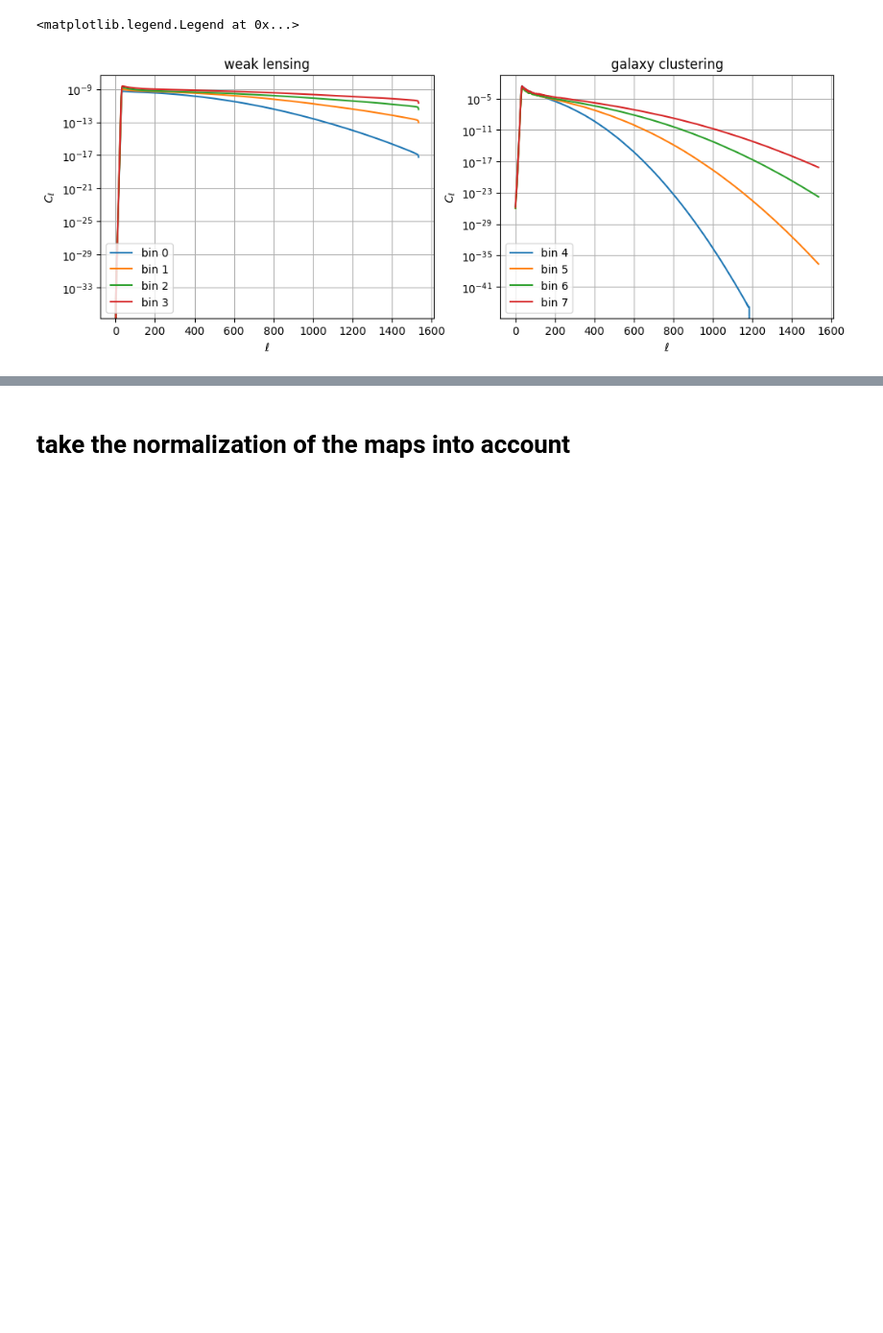
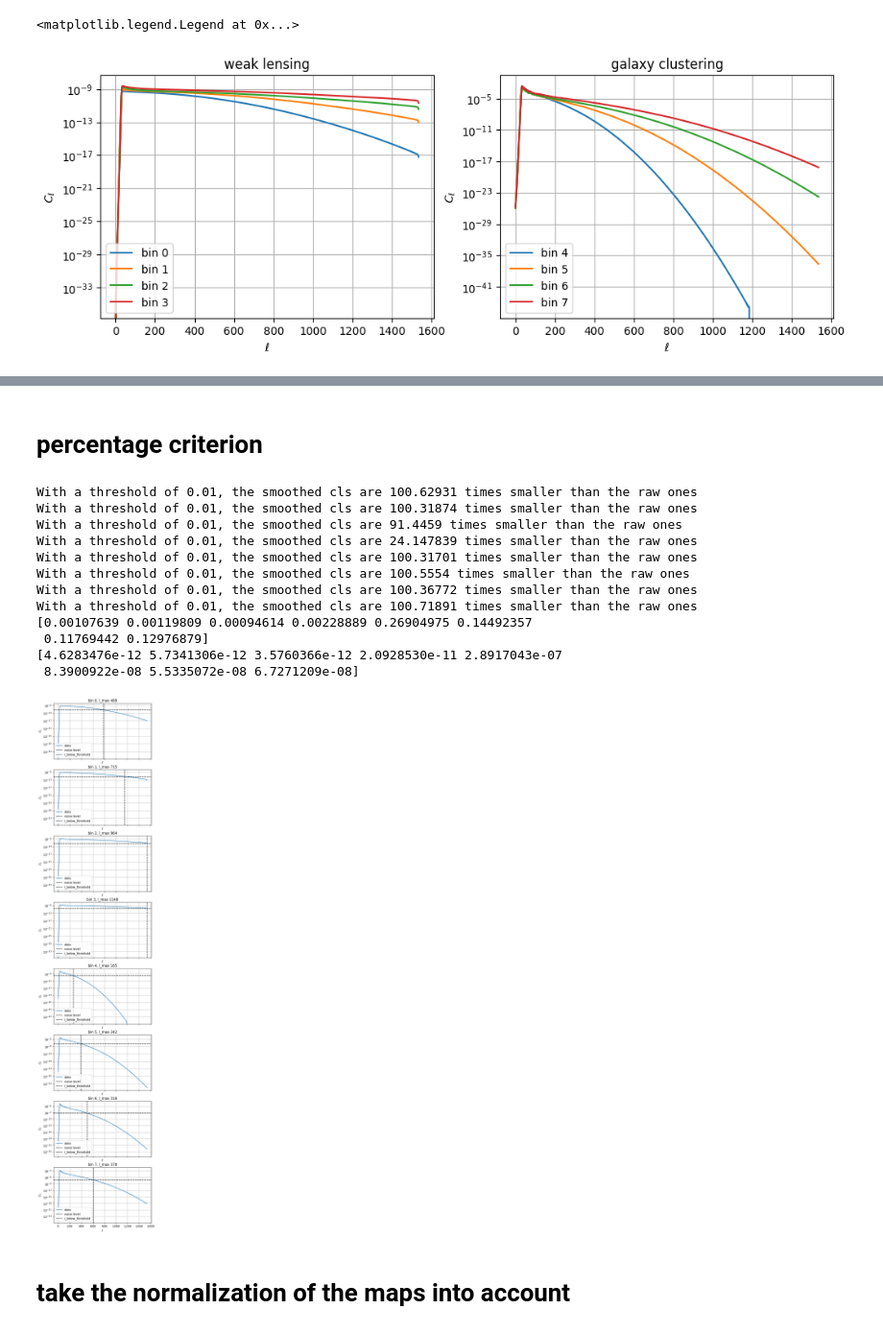
Before and after one commit to des-science/multiprobe-simulation-forward-model, a Jupyter notebook: notebooks/smoothing/white_noise_data.ipynb, the cells around one changed output, grey strips where cells are left out. Shown at 96% size. Saved outputs shown, nothing was run; the diff lists cells and outputs as text; code cells hidden in the pictures; blank space fills up the shorter version.

Commit message:
changed white noise level criterion

```diff
--- a/notebooks/smoothing/white_noise_data.ipynb
+++ b/notebooks/smoothing/white_noise_data.ipynb
@@ -57,21 +57,23 @@ bin_indices, bin_names = cross_statistics.get_cross_bin_indices(
     with_cross_z=False,
     with_cross_probe=False,
 )
-fidu_cls = file_dict["fiducial/cls/raw"][...,bin_indices]
+fidu_cls_raw = file_dict["fiducial/cls/raw"][...,bin_indices]
 
 l_mins = [0] * n_z
 theta_fwhms = [22.1, 15.1, 11.2, 9.4] + [65.1, 44.5, 34.1, 28.5]
 l_maxs = list(scales.angle_to_ell(np.array(theta_fwhms), arcmin=True).astype(int))
 
+fidu_cls = np.zeros_like(fidu_cls_raw)
 for i in range(n_z):
     fidu_cls[...,i] = scales.cls_to_smoothed_cls(
-        fidu_cls[...,i],
+        fidu_cls_raw[...,i],
         l_min=l_mins[i],
         theta_fwhm=None,
         l_max=l_maxs[i],
         arcmin=True
     )
 
+mean_fidu_cls_raw = np.mean(fidu_cls_raw, axis=0)
 mean_fidu_cls = np.mean(fidu_cls, axis=0)
 print(mean_fidu_cls.shape)
 # %% [output]
@@ -133,5 +152,64 @@ print(noise_levels)
 [7.8424080e-11 9.4108520e-11 9.2793738e-11 1.4785403e-10 1.0522538e-05
  2.6801615e-06 1.6739117e-06 2.1807919e-06]
 [figure]
+# %% [markdown]
+# percentage criterion
+# %%
+# the noise level is determined to be equal to the value for which the Cl are suppressed this much
+# threshold = 0.1
+threshold = 0.01
+l = np.arange(l_max_global)
+
+fig, ax = plt.subplots(figsize=(6, 4*n_z), nrows=n_z, sharex=True, sharey=False)
+
+sigmas_percent = []
+noises_percent = []
+for i in range(n_z):
+    l_max = l_maxs[i]
+
+    # this only works for monotonously decaying functions (which the smoothed Cls are)
+    low_pass_fac_cls = scales.gaussian_low_pass_factor_alm(l, l_max)**2
+    try:
+        i_below_threshold = l[low_pass_fac_cls < threshold][0]
+    except IndexError:
+        i_below_threshold = l_max_global
+
+    print(
+        f"With a threshold of {threshold}, the smoothed cls are",
+        mean_fidu_cls_raw[i_below_threshold,i]/mean_fidu_cls[i_below_threshold,i],
+        "times smaller than the raw ones"
+    )
+
+    noise_level_cl = mean_fidu_cls[i_below_threshold,i]
+    noises_percent.append(noise_level_cl)
+
+    sigma = np.sqrt(noise_level_cl / hp.nside2pixarea(n_side))
+    sigmas_percent.append(sigma)
+
+    ax[i].plot(mean_fidu_cls[:,i], label="data")
+    ax[i].axhline(noise_level_cl, color="k", linestyle="--", label="noise level")
+    ax[i].axvline(i_below_threshold, color="k", linestyle="--", label="i_below_threshold")
+    ax[i].set(xscale="linear", yscale="log", title=f"bin {i}, l_max {l_max}", xlabel=r"$\ell$", ylabel=r"$C_\ell$")
+    ax[i].grid(True)
+    ax[i].legend(loc="lower left")
+
+sigmas_percent = np.array(sigmas_percent)
+noises_percent = np.array(noises_percent)
+print(sigmas_percent)
+print(noises_percent)
+# %% [output]
+With a threshold of 0.01, the smoothed cls are 100.62931 times smaller than the raw ones
+With a threshold of 0.01, the smoothed cls are 100.31874 times smaller than the raw ones
+With a threshold of 0.01, the smoothed cls are 91.4459 times smaller than the raw ones
+With a threshold of 0.01, the smoothed cls are 24.147839 times smaller than the raw ones
+With a threshold of 0.01, the smoothed cls are 100.31701 times smaller than the raw ones
+With a threshold of 0.01, the smoothed cls are 100.5554 times smaller than the raw ones
+With a threshold of 0.01, the smoothed cls are 100.36772 times smaller than the raw ones
+With a threshold of 0.01, the smoothed cls are 100.71891 times smaller than the raw ones
+[0.00107639 0.00119809 0.00094614 0.00228889 0.26904975 0.14492357
+ 0.11769442 0.12976879]
+[4.6283476e-12 5.7341306e-12 3.5760366e-12 2.0928530e-11 2.8917043e-07
+ 8.3900922e-08 5.5335072e-08 6.7271209e-08]
+[figure, added]
 # %% [markdown]
 # take the normalization of the maps into account
```
Also changed, not shown: parts of 13 cells of this notebook, 1 other file.
